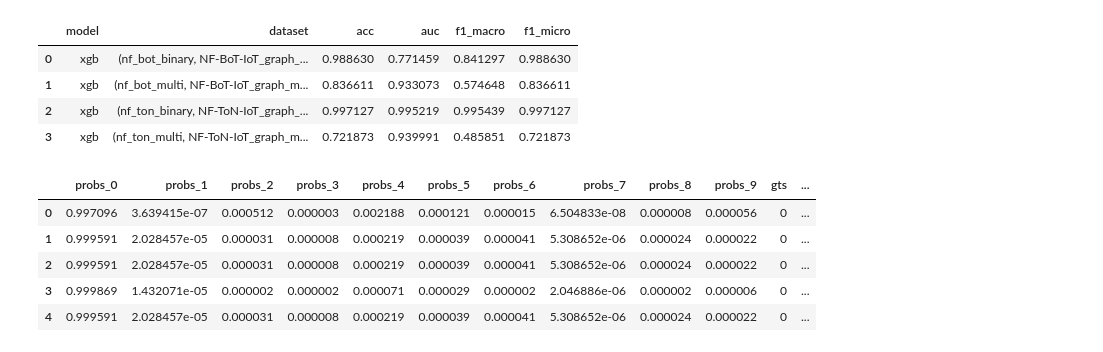
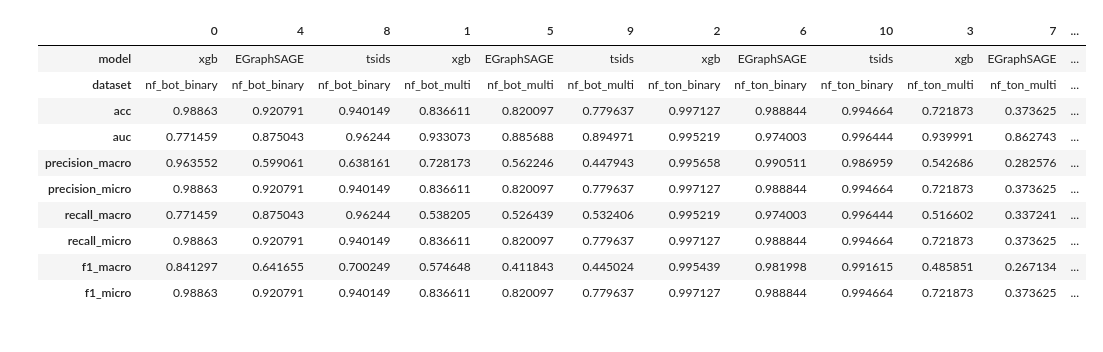
Before and after one commit to hoangntc/TS-IDS, a Jupyter notebook: experiment/4_evaluation.ipynb, the cells around one changed output. Drawn from its saved outputs; the diff is of its cells as text; code cells hidden in the pictures.

```diff
--- a/experiment/4_evaluation.ipynb
+++ b/experiment/4_evaluation.ipynb
@@ -33,12 +32,12 @@ The autoreload extension is already loaded. To reload it, use:
 PROJ_PATH=/home/hoang/github/TS-IDS
 # %%
-def read_output(ds, model):
+def read_output(ds_file, pred_path):
     # label mapping
-    g_data = pd.read_pickle(f'../datasets/{ds[1]}.pkl')
+    g_data = pd.read_pickle(ds_file)
     label2idx = g_data['label2idx']
     idx2label = {j:i for i,j in label2idx.items()}
     # ouput df
-    df = pd.read_csv(f'../output/{model}_{ds[0]}.csv')
+    df = pd.read_csv(pred_path)
     prob_cnames = [c for c in df.columns if c.startswith('probs')]
     df['pred'] = df[prob_cnames].values.argmax(axis=1)
     df['True label'] = df['gts'].map(idx2label)
@@ -57,13 +56,16 @@ def calc_auc(gts, probs, avg_type='macro', binary=False):
         )
     return auc
 
-def calc_f1(gts, preds, avg_type='macro'):
-    score = f1_score(gts, preds, average=avg_type, zero_division=0)
-    return score
-
-def calc_accuracy(gts, preds):
+def calc_eval(gts, preds, binary):
     acc = accuracy_score(gts, preds)
-    return acc
+    auc = calc_auc(gts, probs, binary=binary)
+    precision_macro = precision_score(gts, preds, average='macro')
+    precision_micro = precision_score(gts, preds, average='micro')
+    recall_macro = recall_score(gts, preds, average='macro')
+    recall_micro = recall_score(gts, preds, average='micro')
+    f1_macro = f1_score(gts, preds, average='macro', zero_division=0)
+    f1_micro = f1_score(gts, preds, average='micro', zero_division=0)
+    return acc, auc, precision_macro, precision_micro, recall_macro, recall_micro, f1_macro, f1_micro
 
 def plot_confusion_matrix(df_test):
     # https://seaborn.pydata.org/tutorial/color_palettes.html
@@ -71,6 +73,14 @@ def plot_confusion_matrix(df_test):
     fig, ax = plt.subplots(figsize=(10,7))
     tdf = df_test.pivot_table(
         index='True label', columns='Predicted label', values='probs_0', aggfunc='count', fill_value=0.0)
+
+    ## Handle missing cols
+    missing_cols = set(tdf.index) - set(tdf.columns)
+    for col in missing_cols:
+        tdf[col] = [0] * tdf.shape[0]
+    tdf = tdf.reindex(sorted(tdf.columns), axis=1)
+    tdf = tdf.sort_index()
+
     g = sns.heatmap(
         tdf, ax=ax, annot=True, fmt=".0f", cmap="flare", linewidth=.5,
         xticklabels=tdf.columns, yticklabels=tdf.columns)
@@ -137,17 +170,20 @@ df_res = pd.DataFrame(data=results)
-# %%
-df_res
-# %% [output]
-|  | model | dataset | acc | auc | f1_macro | f1_micro |
-| 0 | xgb | (nf_bot_binary, NF-BoT-IoT_graph_... | 0.988630 | 0.771459 | 0.841297 | 0.988630 |
-| 1 | xgb | (nf_bot_multi, NF-BoT-IoT_graph_m... | 0.836611 | 0.933073 | 0.574648 | 0.836611 |
-| 2 | xgb | (nf_ton_binary, NF-ToN-IoT_graph_... | 0.997127 | 0.995219 | 0.995439 | 0.997127 |
-| 3 | xgb | (nf_ton_multi, NF-ToN-IoT_graph_m... | 0.721873 | 0.939991 | 0.485851 | 0.721873 |
-# %%
-df.head()
-# %% [output]
-|  | probs_0 | probs_1 | probs_2 | probs_3 | probs_4 | probs_5 | probs_6 | probs_7 | probs_8 | probs_9 | gts | ... |
-| 0 | 0.997096 | 3.639415e-07 | 0.000512 | 0.000003 | 0.002188 | 0.000121 | 0.000015 | 6.504833e-08 | 0.000008 | 0.000056 | 0 | ... |
-| 1 | 0.999591 | 2.028457e-05 | 0.000031 | 0.000008 | 0.000219 | 0.000039 | 0.000041 | 5.308652e-06 | 0.000024 | 0.000022 | 0 | ... |
-| 2 | 0.999591 | 2.028457e-05 | 0.000031 | 0.000008 | 0.000219 | 0.000039 | 0.000041 | 5.308652e-06 | 0.000024 | 0.000022 | 0 | ... |
-| 3 | 0.999869 | 1.432071e-05 | 0.000002 | 0.000002 | 0.000071 | 0.000029 | 0.000002 | 2.046886e-06 | 0.000002 | 0.000006 | 0 | ... |
-| 4 | 0.999591 | 2.028457e-05 | 0.000031 | 0.000008 | 0.000219 | 0.000039 | 0.000041 | 5.308652e-06 | 0.000024 | 0.000022 | 0 | ... |
+# %%
+df_baseline = pd.DataFrame(results)
+df_baseline.columns = [
+    'model', 'dataset', 'acc', 'auc',
+    'precision_macro', 'precision_micro',
+    'recall_macro', 'recall_micro', 'f1_macro', 'f1_micro',
+]
+df_baseline.sort_values('dataset').T
+# %% [output]
+|  | 0 | 4 | 8 | 1 | 5 | 9 | 2 | 6 | 10 | 3 | 7 | ... |
+| model | xgb | EGraphSAGE | tsids | xgb | EGraphSAGE | tsids | xgb | EGraphSAGE | tsids | xgb | EGraphSAGE | ... |
+| dataset | nf_bot_binary | nf_bot_binary | nf_bot_binary | nf_bot_multi | nf_bot_multi | nf_bot_multi | nf_ton_binary | nf_ton_binary | nf_ton_binary | nf_ton_multi | nf_ton_multi | ... |
+| acc | 0.98863 | 0.920791 | 0.940149 | 0.836611 | 0.820097 | 0.779637 | 0.997127 | 0.988844 | 0.994664 | 0.721873 | 0.373625 | ... |
+| auc | 0.771459 | 0.875043 | 0.96244 | 0.933073 | 0.885688 | 0.894971 | 0.995219 | 0.974003 | 0.996444 | 0.939991 | 0.862743 | ... |
+| precision_macro | 0.963552 | 0.599061 | 0.638161 | 0.728173 | 0.562246 | 0.447943 | 0.995658 | 0.990511 | 0.986959 | 0.542686 | 0.282576 | ... |
+| precision_micro | 0.98863 | 0.920791 | 0.940149 | 0.836611 | 0.820097 | 0.779637 | 0.997127 | 0.988844 | 0.994664 | 0.721873 | 0.373625 | ... |
+| recall_macro | 0.771459 | 0.875043 | 0.96244 | 0.538205 | 0.526439 | 0.532406 | 0.995219 | 0.974003 | 0.996444 | 0.516602 | 0.337241 | ... |
+| recall_micro | 0.98863 | 0.920791 | 0.940149 | 0.836611 | 0.820097 | 0.779637 | 0.997127 | 0.988844 | 0.994664 | 0.721873 | 0.373625 | ... |
+| f1_macro | 0.841297 | 0.641655 | 0.700249 | 0.574648 | 0.411843 | 0.445024 | 0.995439 | 0.981998 | 0.991615 | 0.485851 | 0.267134 | ... |
+| f1_micro | 0.98863 | 0.920791 | 0.940149 | 0.836611 | 0.820097 | 0.779637 | 0.997127 | 0.988844 | 0.994664 | 0.721873 | 0.373625 | ... |
```
Also changed, not shown: parts of 6 cells of this notebook, 9 other files.
